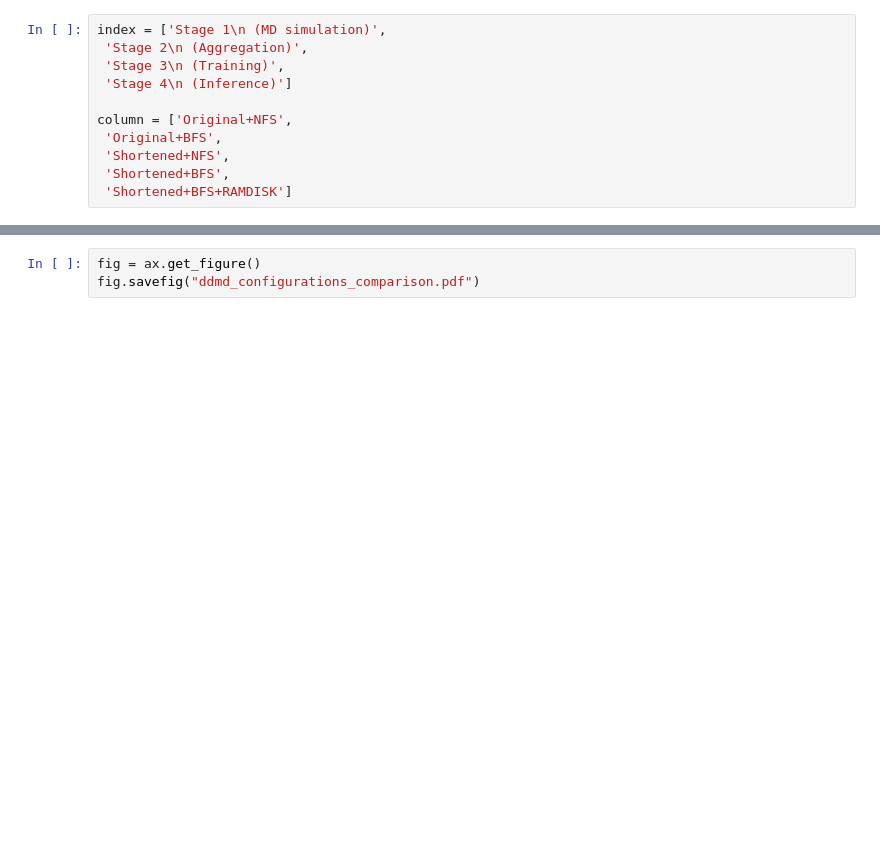
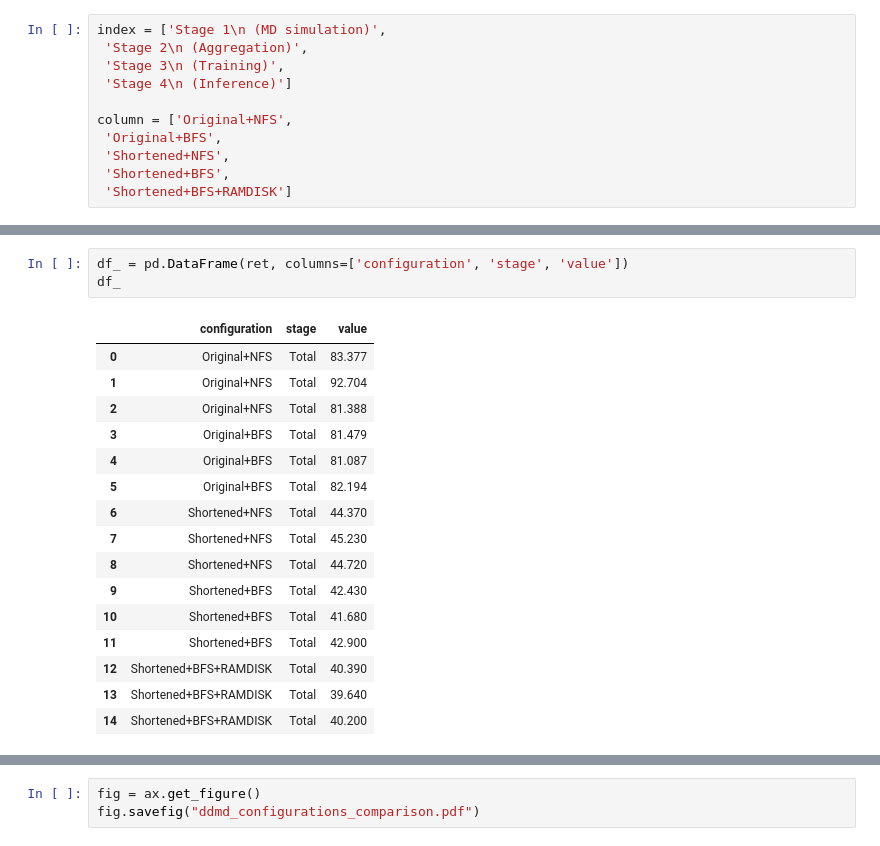
Before and after one commit to lukemartinlogan/deepdrivemd_pnnl, a Jupyter notebook: paper/deepdrivemd-comparison-with-seaborn.ipynb, the cells around one changed output, grey strips where cells are left out. Cells and saved outputs as stored; diff of their text form; blank space fills up the shorter version.

```diff
--- a/paper/deepdrivemd-comparison-with-seaborn.ipynb
+++ b/paper/deepdrivemd-comparison-with-seaborn.ipynb
@@ -117,0 +165,20 @@ for i in column:
+# %%
+df_ = pd.DataFrame(ret, columns=['configuration', 'stage', 'value'])
+df_
+# %% [output]
+|  | configuration | stage | value |
+| 0 | Original+NFS | Total | 83.377 |
+| 1 | Original+NFS | Total | 92.704 |
+| 2 | Original+NFS | Total | 81.388 |
+| 3 | Original+BFS | Total | 81.479 |
+| 4 | Original+BFS | Total | 81.087 |
+| 5 | Original+BFS | Total | 82.194 |
+| 6 | Shortened+NFS | Total | 44.370 |
+| 7 | Shortened+NFS | Total | 45.230 |
+| 8 | Shortened+NFS | Total | 44.720 |
+| 9 | Shortened+BFS | Total | 42.430 |
+| 10 | Shortened+BFS | Total | 41.680 |
+| 11 | Shortened+BFS | Total | 42.900 |
+| 12 | Shortened+BFS+RAMDISK | Total | 40.390 |
+| 13 | Shortened+BFS+RAMDISK | Total | 39.640 |
+| 14 | Shortened+BFS+RAMDISK | Total | 40.200 |
```
Also changed, not shown: parts of 11 cells of this notebook.
